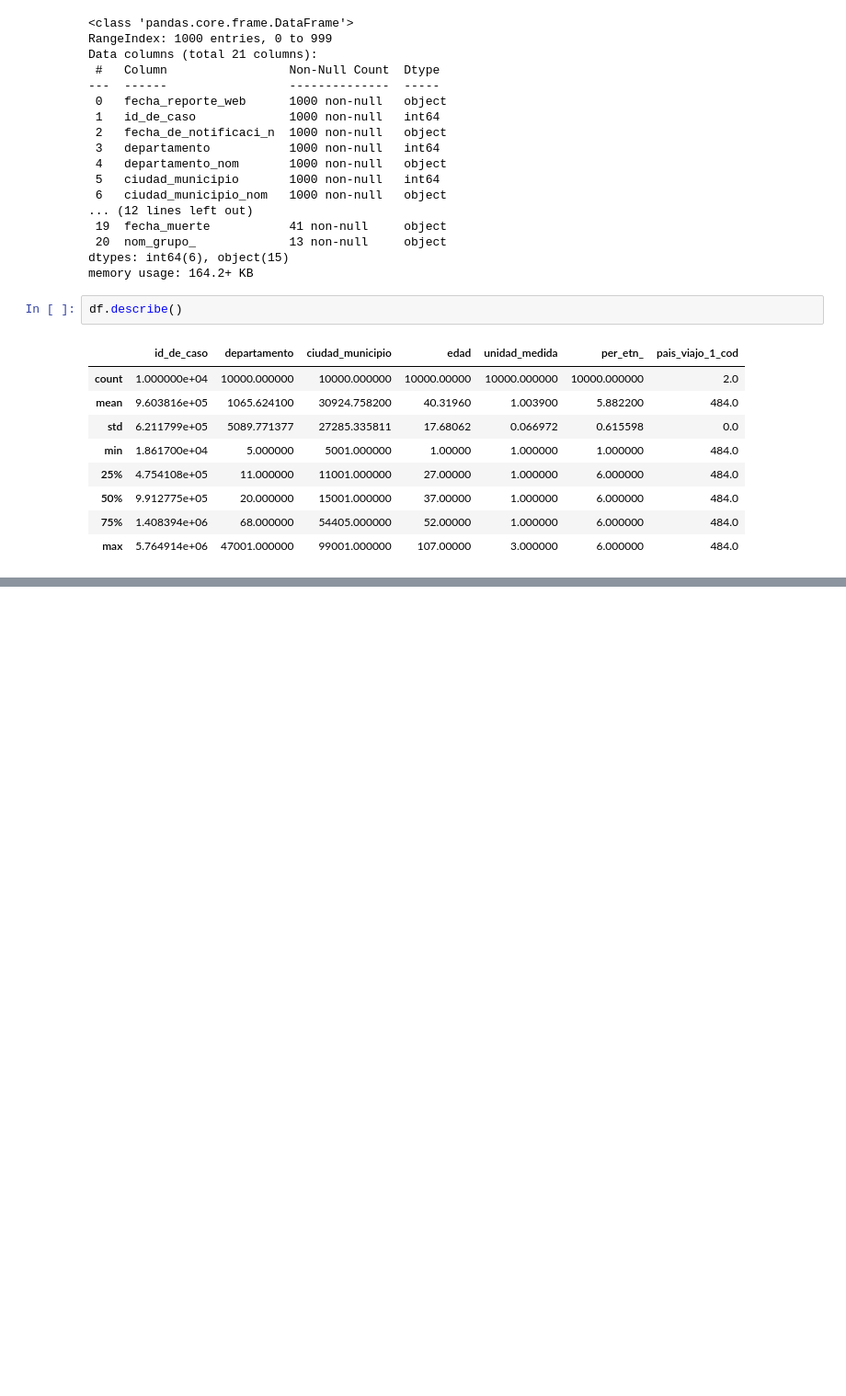
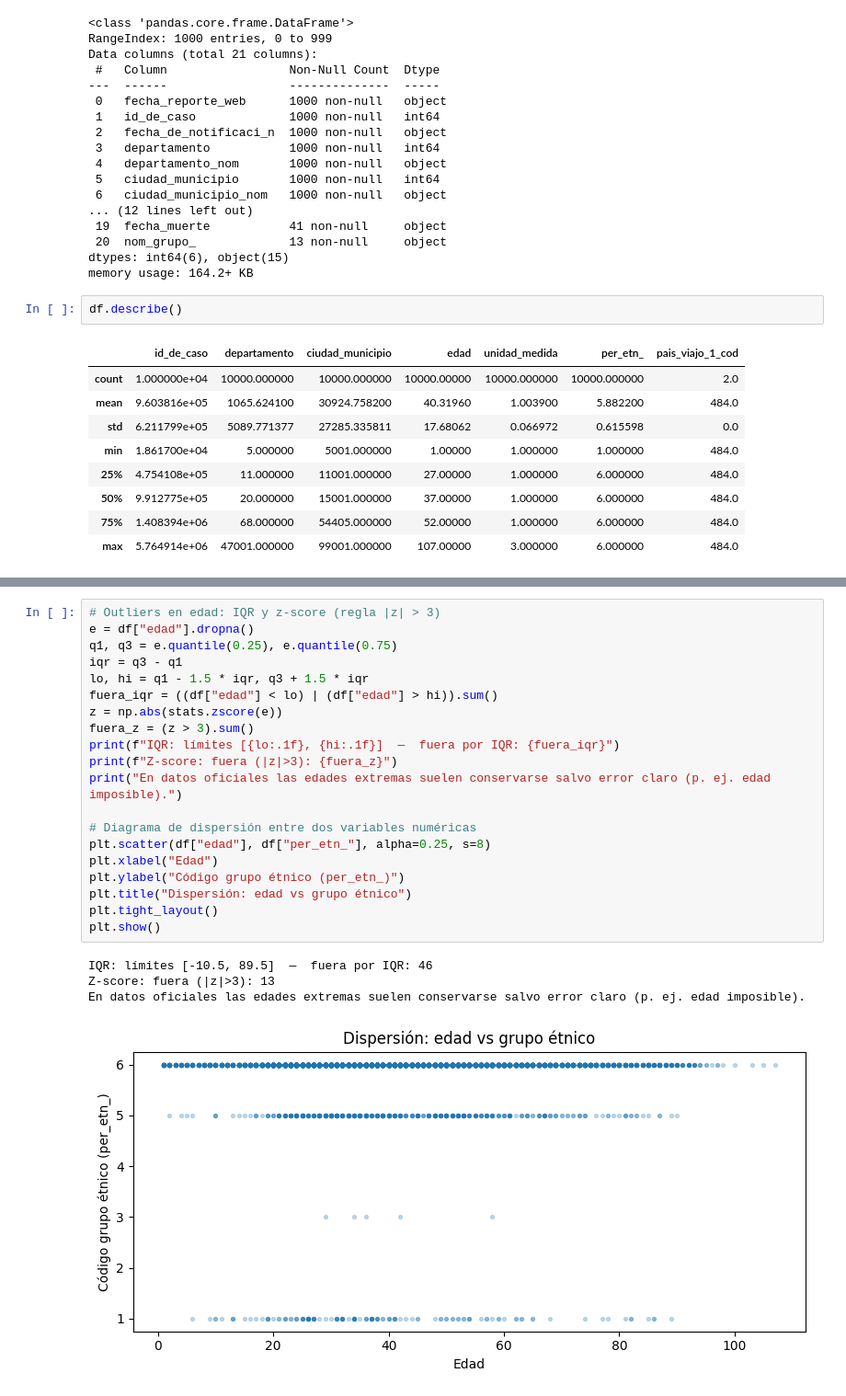
Before and after one commit to dannymateo/analisis-de-datos-parcial-2, a Jupyter notebook: Covid_19.ipynb, the cells around one changed output, grey strips where cells are left out. Shown at 92% size. Cells and saved outputs as stored; diff of their text form; blank space fills up the shorter version.

```diff
--- a/Covid_19.ipynb
+++ b/Covid_19.ipynb
@@ -60,0 +101,25 @@ df.describe()
+# %%
+# Outliers en edad: IQR y z-score (regla |z| > 3)
+e = df["edad"].dropna()
+q1, q3 = e.quantile(0.25), e.quantile(0.75)
+iqr = q3 - q1
+lo, hi = q1 - 1.5 * iqr, q3 + 1.5 * iqr
+fuera_iqr = ((df["edad"] < lo) | (df["edad"] > hi)).sum()
+z = np.abs(stats.zscore(e))
+fuera_z = (z > 3).sum()
+print(f"IQR: límites [{lo:.1f}, {hi:.1f}]  —  fuera por IQR: {fuera_iqr}")
+print(f"Z-score: fuera (|z|>3): {fuera_z}")
+print("En datos oficiales las edades extremas suelen conservarse salvo error claro (p. ej. edad imposible).")
+
+# Diagrama de dispersión entre dos variables numéricas
+plt.scatter(df["edad"], df["per_etn_"], alpha=0.25, s=8)
+plt.xlabel("Edad")
+plt.ylabel("Código grupo étnico (per_etn_)")
+plt.title("Dispersión: edad vs grupo étnico")
+plt.tight_layout()
+plt.show()
+# %% [output]
+IQR: límites [-10.5, 89.5]  —  fuera por IQR: 46
+Z-score: fuera (|z|>3): 13
+En datos oficiales las edades extremas suelen conservarse salvo error claro (p. ej. edad imposible).
+[figure, added]
```
Also changed, not shown: parts of 8 cells of this notebook.
